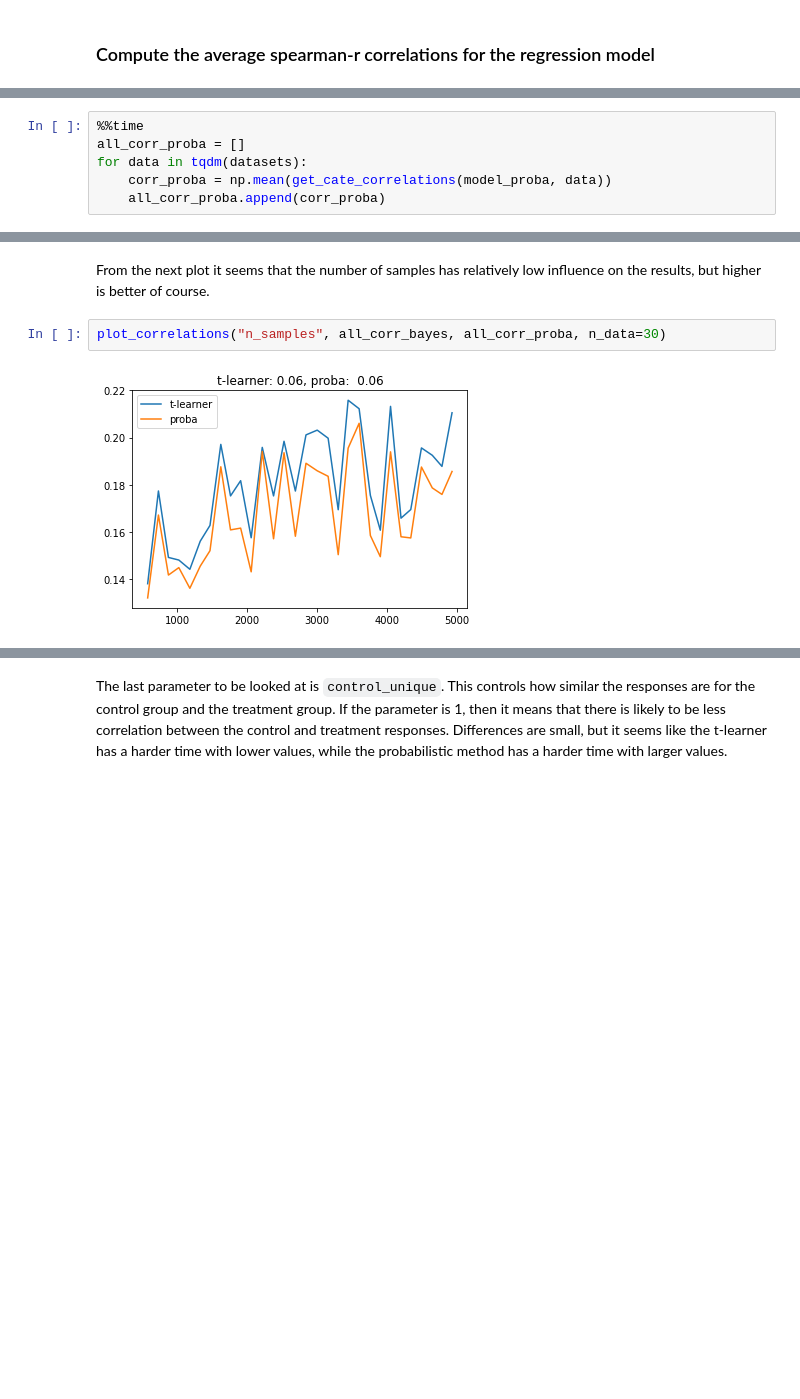
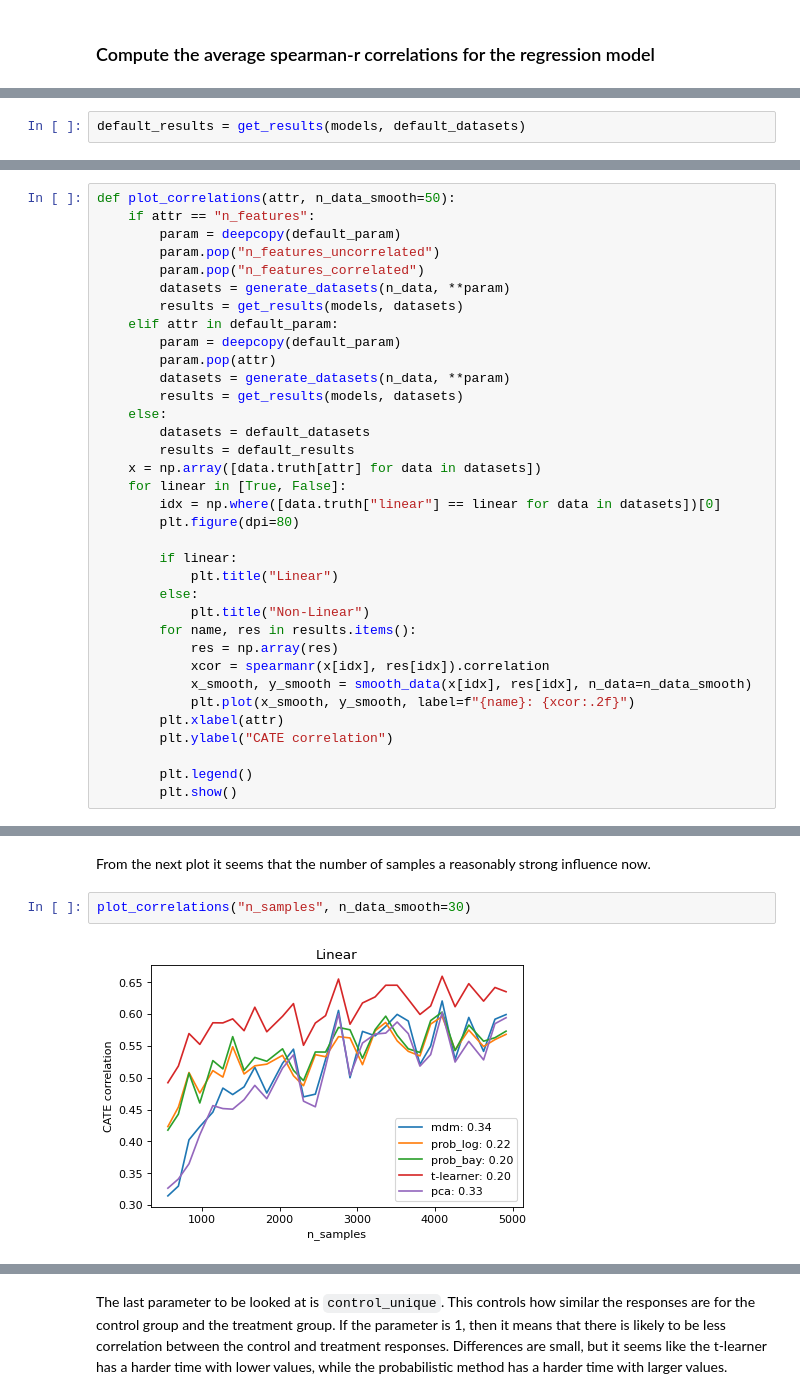
Before and after one commit to UtrechtUniversity/nudging, a Jupyter notebook: examples/simulation.ipynb, the cells around one changed output, grey strips where cells are left out. Saved outputs shown, nothing was run; the diff lists cells and outputs as text; blank space fills up the shorter version.

```diff
--- a/examples/simulation.ipynb
+++ b/examples/simulation.ipynb
@@ -37,6 +56,0 @@ Wall time: 31min 7s
-# %%
-%%time
-all_corr_proba = []
-for data in tqdm(datasets):
-    corr_proba = np.mean(get_cate_correlations(model_proba, data))
-    all_corr_proba.append(corr_proba)
@@ -60,3 +57,5 @@ Wall time: 3h 18min 3s
+# %%
+default_results = get_results(models, default_datasets)
 # %% [markdown]
 ### Plot correlation of both models against each other
 
@@ -86,3 +71,38 @@ def plot_correlations(attr, correlations_ridge, correlations_proba, n_data=50):
+# %%
+def plot_correlations(attr, n_data_smooth=50):
+    if attr == "n_features":
+        param = deepcopy(default_param)
+        param.pop("n_features_uncorrelated")
+        param.pop("n_features_correlated")
+        datasets = generate_datasets(n_data, **param)
+        results = get_results(models, datasets)
+    elif attr in default_param:
+        param = deepcopy(default_param)
+        param.pop(attr)
+        datasets = generate_datasets(n_data, **param)
+        results = get_results(models, datasets)
+    else:
+        datasets = default_datasets
+        results = default_results
+    x = np.array([data.truth[attr] for data in datasets])
+    for linear in [True, False]:
+        idx = np.where([data.truth["linear"] == linear for data in datasets])[0]
+        plt.figure(dpi=80)
+
+        if linear:
+            plt.title("Linear")
+        else:
+            plt.title("Non-Linear")
+        for name, res in results.items():
+            res = np.array(res)
+            xcor = spearmanr(x[idx], res[idx]).correlation
+            x_smooth, y_smooth = smooth_data(x[idx], res[idx], n_data=n_data_smooth)
+            plt.plot(x_smooth, y_smooth, label=f"{name}: {xcor:.2f}")
+        plt.xlabel(attr)
+        plt.ylabel("CATE correlation")
+
+        plt.legend()
+        plt.show()
 # %% [markdown]
 ### Plot correlations as a function of the dataset parameters
 
@@ -96,6 +117,6 @@ plot_correlations("noise_frac", all_corr_bayes, all_corr_proba, n_data=30)
 # %% [markdown]
-From the next plot it seems that the number of samples has relatively low influence on the results, but higher is better of course.
+From the next plot it seems that the number of samples a reasonably strong influence now.
 # %%
-plot_correlations("n_samples", all_corr_bayes, all_corr_proba, n_data=30)
+plot_correlations("n_samples", n_data_smooth=30)
 # %% [output]
-[figure, old version]
+[figure, new version]
```
Also changed, not shown: parts of 29 cells of this notebook, 11 other files.
